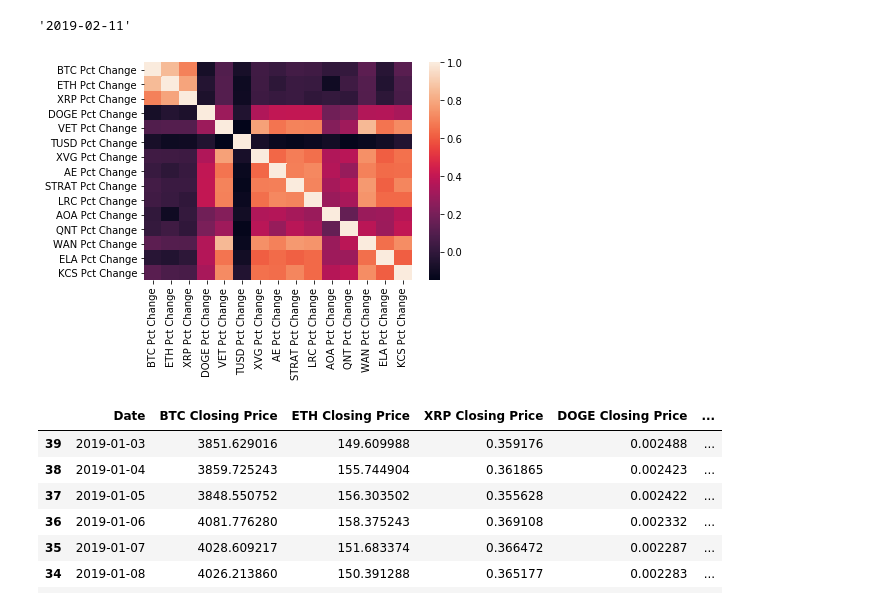
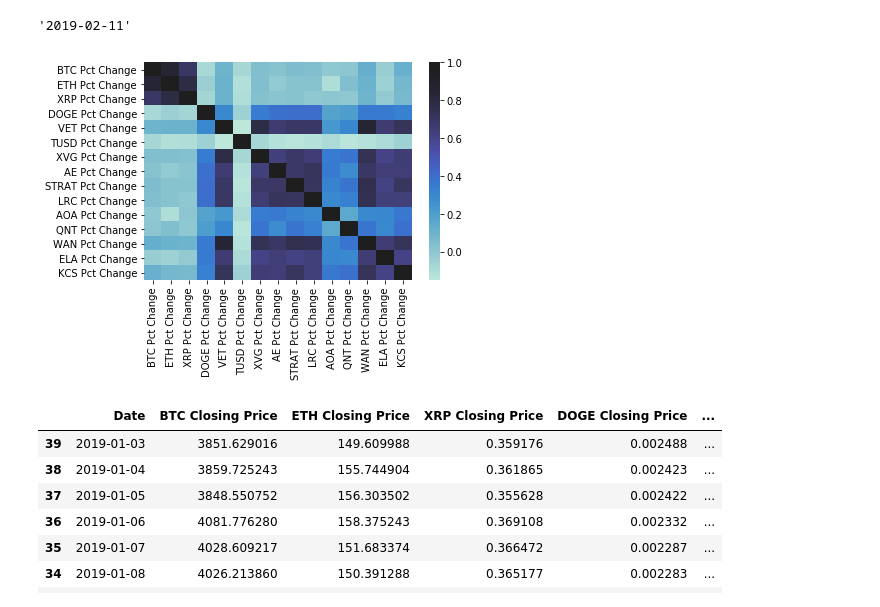
Before and after one commit to kevzha/CryptoAnalysis, a Jupyter notebook: Heatmaps_Graphing.ipynb, the cells around one changed output. Saved outputs shown, nothing was run; the diff lists cells and outputs as text; code cells hidden in the pictures.

```diff
--- a/Heatmaps_Graphing.ipynb
+++ b/Heatmaps_Graphing.ipynb
@@ -25,11 +25,11 @@ closing_price = closing_price[::-1]
 # %%
 #heatmap of correlations
 t3b3_heatmap = sns.heatmap(pct_change.corr(),
         xticklabels=pct_change.corr(),
-        yticklabels=pct_change.corr())
+        yticklabels=pct_change.corr(), center= 1)
 plt.savefig('heatmappctwithvalues.png', bbox_inches = 'tight', dpi = 400)
 # %% [output]
-[figure, old version]
+[figure, new version]
 # %%
 closing_price.tail(40)
 # %% [output]
```
Also changed, not shown: parts of 1 cell of this notebook, 3 other files.
